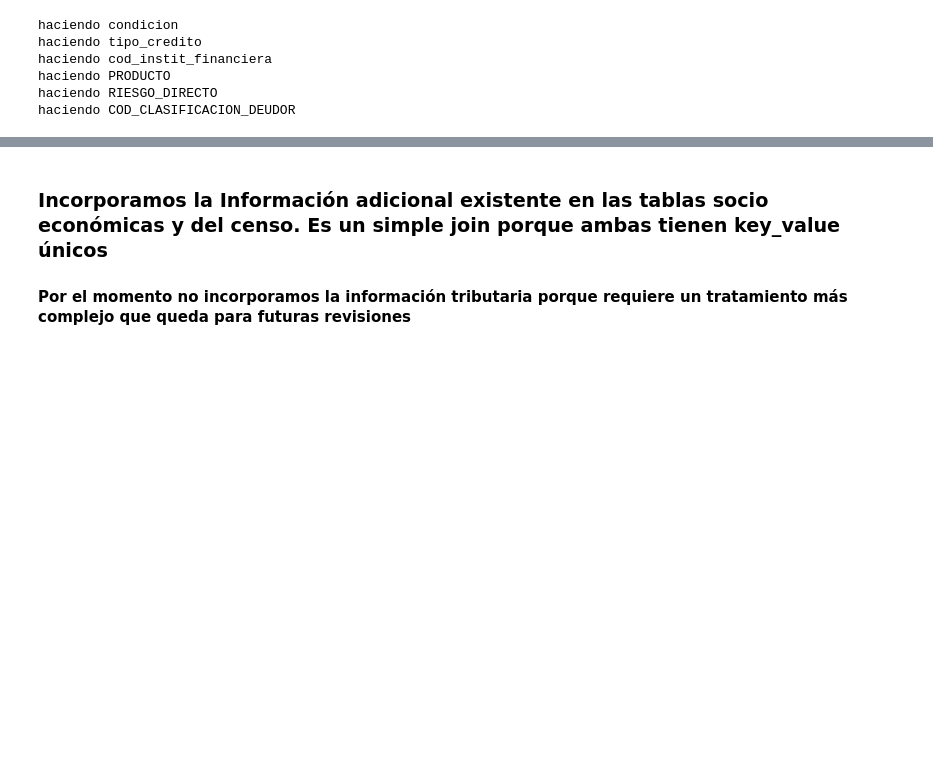
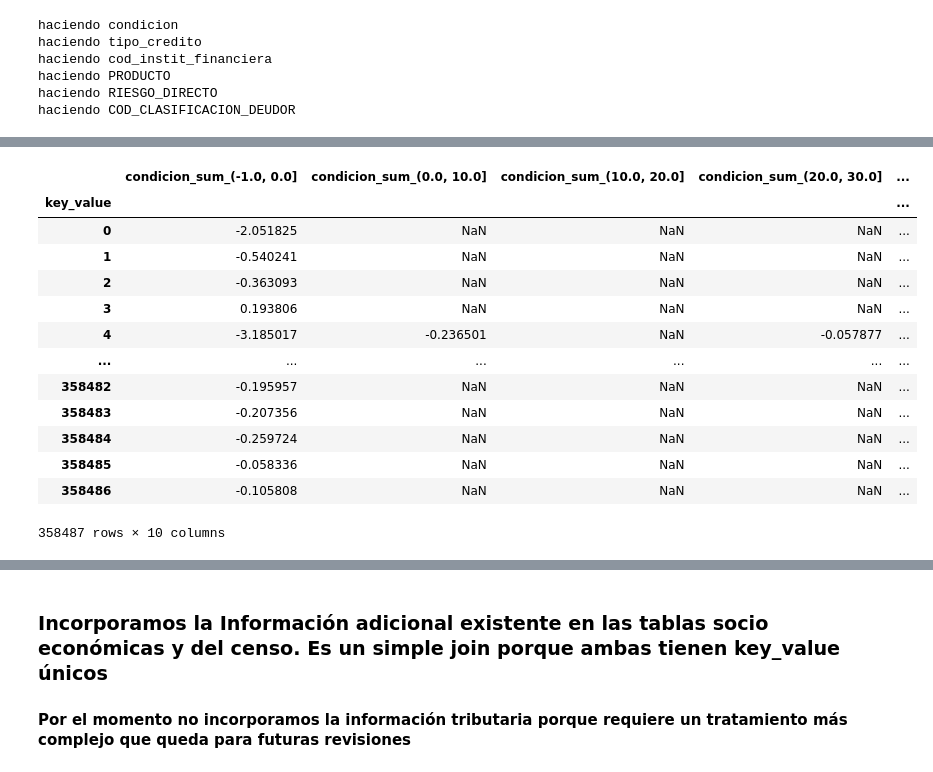
Before and after one commit to Guillin/interbank20, a Jupyter notebook: notebooks/visualization/benchmark-1.ipynb, the cells around one changed output, grey strips where cells are left out. Saved outputs shown, nothing was run; the diff lists cells and outputs as text; code cells hidden in the pictures; blank space fills up the shorter version.

```diff
--- a/notebooks/visualization/benchmark-1.ipynb
+++ b/notebooks/visualization/benchmark-1.ipynb
@@ -64,0 +82,17 @@ haciendo COD_CLASIFICACION_DEUDOR
+# %%
+train[1]
+# %% [output]
+|  | condicion_sum_(-1.0, 0.0] | condicion_sum_(0.0, 10.0] | condicion_sum_(10.0, 20.0] | condicion_sum_(20.0, 30.0] | ... |
+| key_value |  |  |  |  | ... |
+| 0 | -2.051825 | NaN | NaN | NaN | ... |
+| 1 | -0.540241 | NaN | NaN | NaN | ... |
+| 2 | -0.363093 | NaN | NaN | NaN | ... |
+| 3 | 0.193806 | NaN | NaN | NaN | ... |
+| 4 | -3.185017 | -0.236501 | NaN | -0.057877 | ... |
+| ... | ... | ... | ... | ... | ... |
+| 358482 | -0.195957 | NaN | NaN | NaN | ... |
+| 358483 | -0.207356 | NaN | NaN | NaN | ... |
+| 358484 | -0.259724 | NaN | NaN | NaN | ... |
+| 358485 | -0.058336 | NaN | NaN | NaN | ... |
+| 358486 | -0.105808 | NaN | NaN | NaN | ... |
+358487 rows × 10 columns
```
Also changed, not shown: parts of 7 cells of this notebook, 1 other file.
